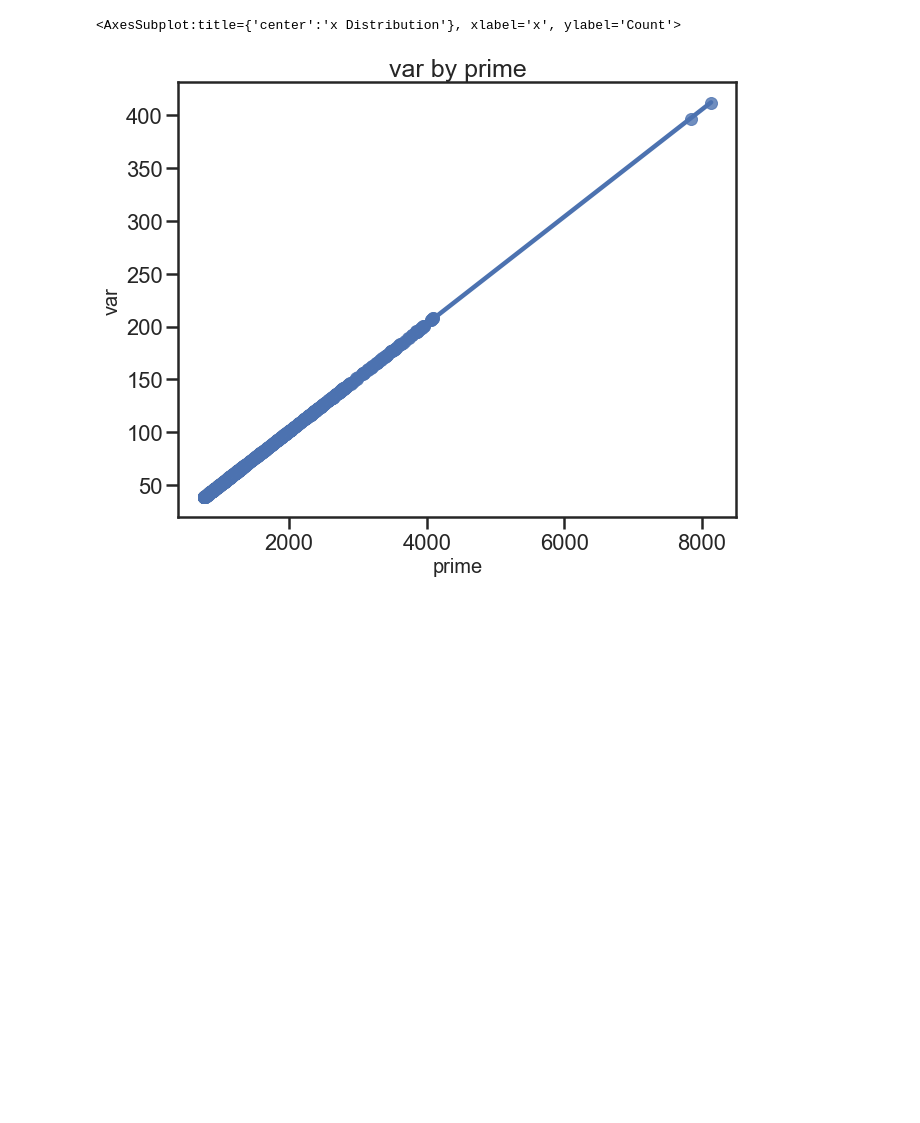
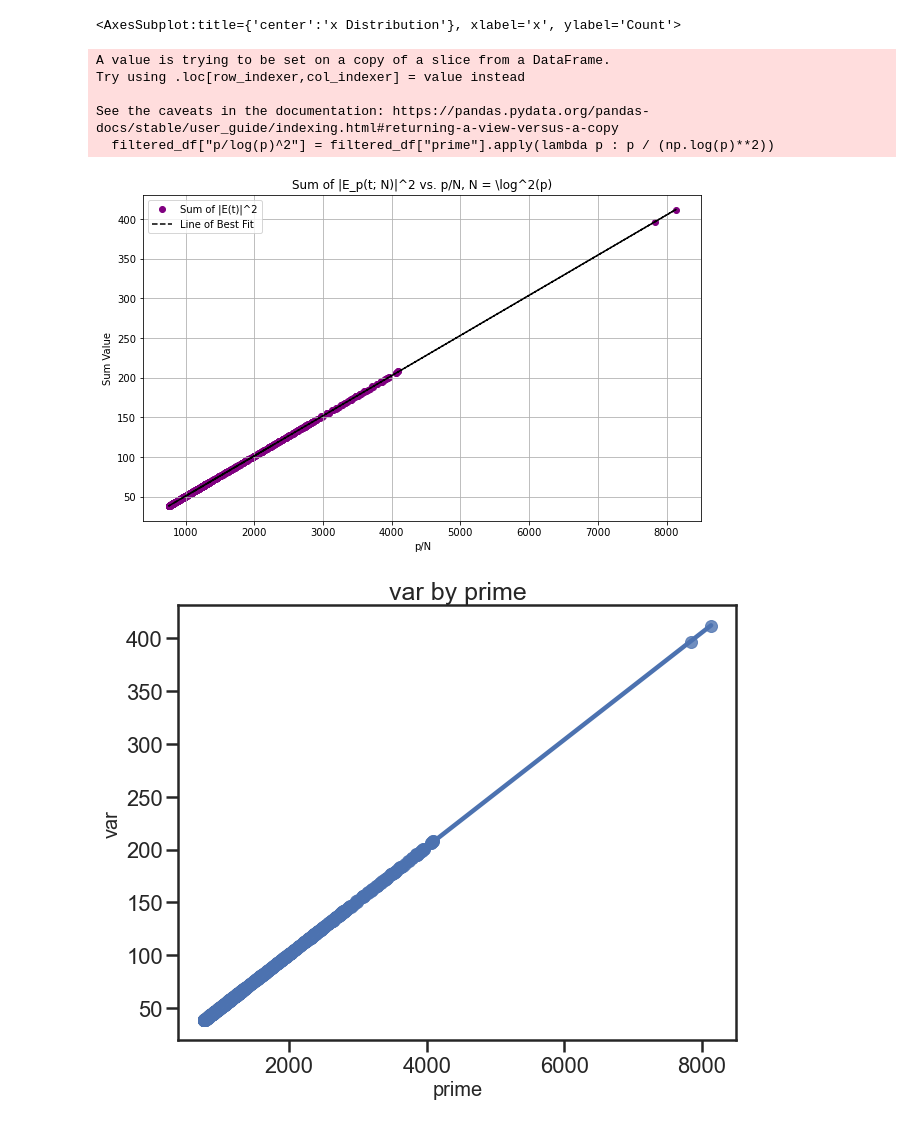
Before and after one commit to jcheigh/Thesis, a Jupyter notebook: src/analysis/data_analysis/variance.ipynb, the cells around one changed output. Cells and saved outputs as stored; diff of their text form; code cells hidden in the pictures; blank space fills up the shorter version.

```diff
--- a/src/analysis/data_analysis/variance.ipynb
+++ b/src/analysis/data_analysis/variance.ipynb
@@ -401,6 +407,46 @@ histplot(df1['p/log(p)^2'] / df1['var'], xlabel='x')
 # %% [output]
 [figure]
 <AxesSubplot:title={'center':'x Distribution'}, xlabel='x', ylabel='Count'>
+# %%
+# Step 1: Filter the dataframe
+filtered_df = df[(df['prime'] > 50000) & (df['prime'] % 4 == 1)]
+filtered_df["p/log(p)^2"] = filtered_df["prime"].apply(lambda p : p / (np.log(p)**2))
+# Step 2: Create the plot
+x_values = filtered_df["p/log(p)^2"]
+y_values = filtered_df['variance']
+coefficients = np.polyfit(x_values, y_values, 1)  # Linear fit
+polynomial = np.poly1d(coefficients)
+trendline = polynomial(x_values)
+
+# Create the plot
+plt.figure(figsize=(10, 6))
+
+# Scatter plot of 'p/log(p)^2' vs 'variance'
+plt.scatter(x_values, y_values, color='purple', label='Sum of |E(t)|^2')
+
+# Add the line of best fit
+plt.plot(x_values, trendline, 'k--', label='Line of Best Fit')
+
+# Add grid
+plt.grid(True)
+
+# Setting plot title and labels
+plt.title(r"Sum of |E_p(t; N)|^2 vs. p/N, N = \log^2(p)")
+plt.xlabel('p/N')
+plt.ylabel('Sum Value')
+
+# Adding legend
+plt.legend()
+
+# Show plot
+plt.show()
+# %% [output]
+A value is trying to be set on a copy of a slice from a DataFrame.
+Try using .loc[row_indexer,col_indexer] = value instead
+
+See the caveats in the documentation: https://pandas.pydata.org/pandas-docs/stable/user_guide/indexing.html#returning-a-view-versus-a-copy
+  filtered_df["p/log(p)^2"] = filtered_df["prime"].apply(lambda p : p / (np.log(p)**2))
+[figure, added]
 # %%
 scatter(df1['p/log(p)^2'], df1['var'], xlabel='prime', ylabel='var')
 # %% [output]
```
Also changed, not shown: parts of 1 cell of this notebook, 5 other files.
